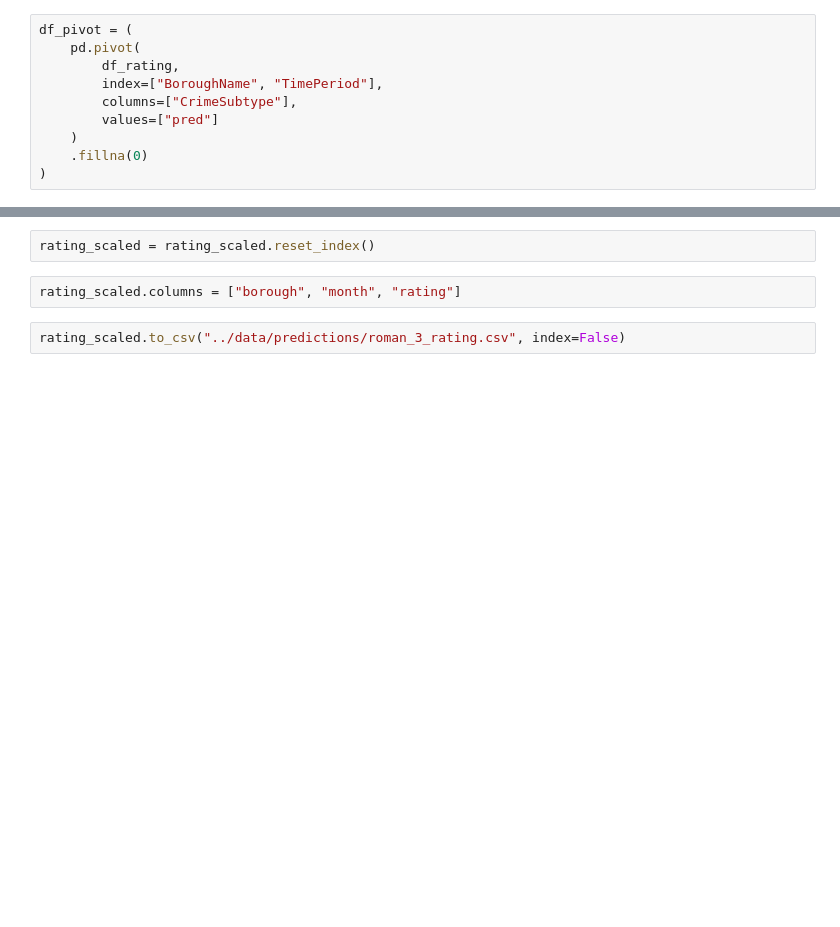
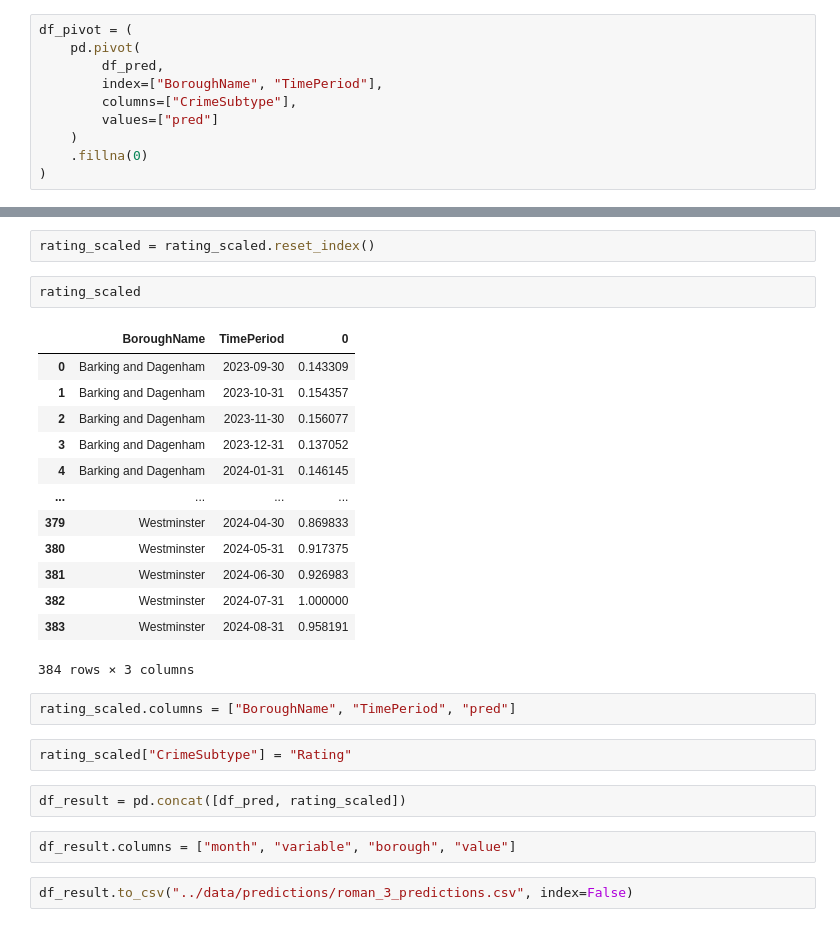
Before and after one commit to mlsystemdesignproject/neighbourhood-safety-prediction, a Jupyter notebook: notebooks/roman_3_model_exponential.ipynb, the cells around one changed output, grey strips where cells are left out. Cells and saved outputs as stored; diff of their text form; blank space fills up the shorter version.

Commit message:
update predictions update folium map add ml_flow lab

```diff
--- a/notebooks/roman_3_model_exponential.ipynb
+++ b/notebooks/roman_3_model_exponential.ipynb
@@ -237,7 +232,7 @@ df_rating = pd.read_csv("../data/predictions/roman_3_predictions.csv")
 # %%
 df_pivot = (
     pd.pivot(
-        df_rating,
+        df_pred,
         index=["BoroughName", "TimePeriod"],
         columns=["CrimeSubtype"],
         values=["pred"]
@@ -252,7 +247,29 @@ scaled = scaler.fit_transform(rating_raw.values.reshape(-1,1))
 rating_scaled = pd.Series(scaled.reshape(-1,), index = rating_raw.index)
 # %%
 rating_scaled = rating_scaled.reset_index()
+# %%
+rating_scaled
+# %% [output]
+|  | BoroughName | TimePeriod | 0 |
+| 0 | Barking and Dagenham | 2023-09-30 | 0.143309 |
+| 1 | Barking and Dagenham | 2023-10-31 | 0.154357 |
+| 2 | Barking and Dagenham | 2023-11-30 | 0.156077 |
+| 3 | Barking and Dagenham | 2023-12-31 | 0.137052 |
+| 4 | Barking and Dagenham | 2024-01-31 | 0.146145 |
+| ... | ... | ... | ... |
+| 379 | Westminster | 2024-04-30 | 0.869833 |
+| 380 | Westminster | 2024-05-31 | 0.917375 |
+| 381 | Westminster | 2024-06-30 | 0.926983 |
+| 382 | Westminster | 2024-07-31 | 1.000000 |
+| 383 | Westminster | 2024-08-31 | 0.958191 |
+384 rows × 3 columns
 # %%
-rating_scaled.columns = ["borough", "month", "rating"]
+rating_scaled.columns = ["BoroughName", "TimePeriod", "pred"]
+# %%
+rating_scaled["CrimeSubtype"] = "Rating"
 # %%
-rating_scaled.to_csv("../data/predictions/roman_3_rating.csv", index=False)
+df_result = pd.concat([df_pred, rating_scaled])
+# %%
+df_result.columns = ["month", "variable", "borough", "value"]
+# %%
+df_result.to_csv("../data/predictions/roman_3_predictions.csv", index=False)
```
Also changed, not shown: parts of 4 cells of this notebook, 4 other files.
